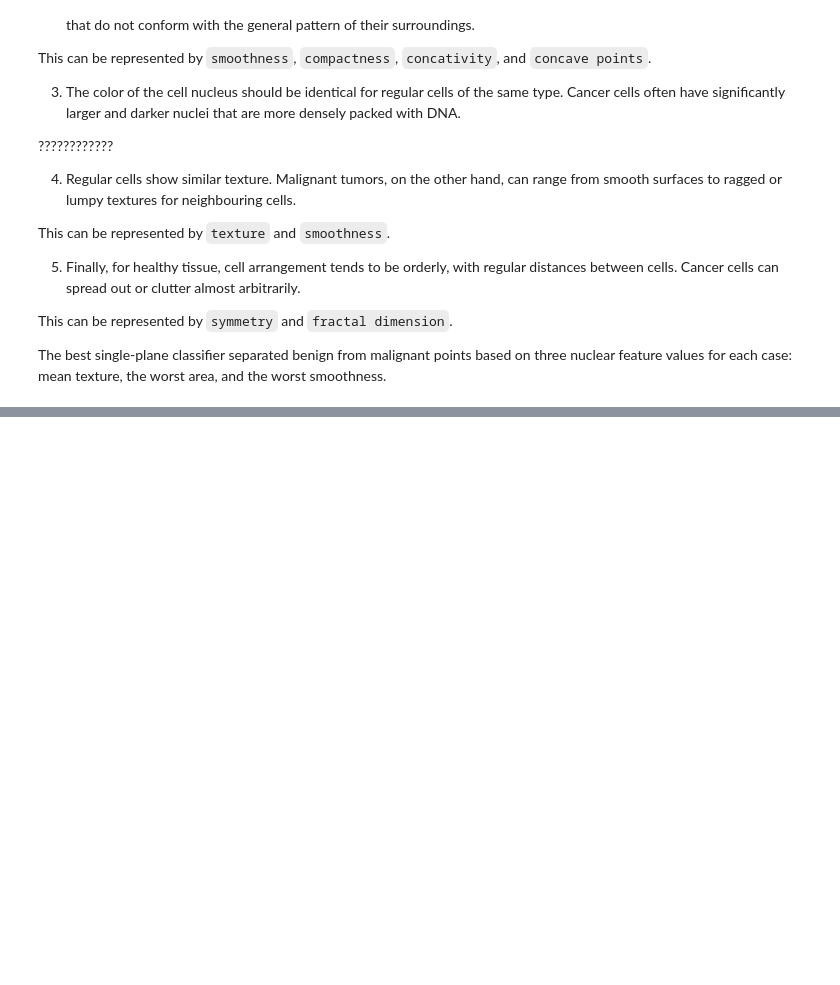
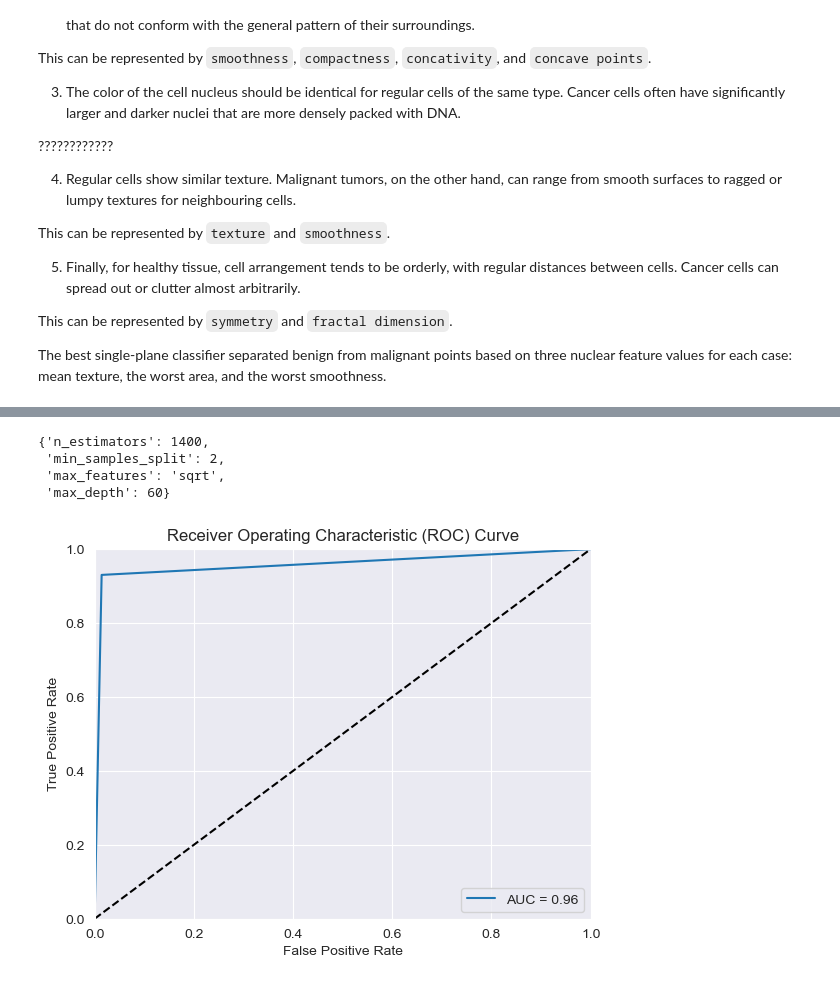
Before and after one commit to lucamodica/design-of-ai-systems--chalmers, a Jupyter notebook: assignments/4-diagnostic-systems/4-diagnostic-systems.ipynb, the cells around one changed output, grey strips where cells are left out. Saved outputs shown, nothing was run; the diff lists cells and outputs as text; code cells hidden in the pictures; blank space fills up the shorter version.

Commit message:
feat & fix: tweak rule based classifier and implement random forest

```diff
--- a/assignments/4-diagnostic-systems/4-diagnostic-systems.ipynb
+++ b/assignments/4-diagnostic-systems/4-diagnostic-systems.ipynb
@@ -197,0 +258,13 @@ weighted avg       0.65      0.38      0.23       569
+# %%
+# hyperparameters chosen using RandomizedSearchCV
+hyperparameters = {
+  "n_estimators": [int(x) for x in np.linspace(start = 200, stop = 2000, num = 10)],
+  "max_depth": [int(x) for x in np.linspace(10, 110, num = 11)],
+  "min_samples_split": [2, 5, 10],
+  "max_features": ['log2', 'sqrt']
+}
+# %%
+X_train, X_test, y_train, y_test = train_test_split(df.drop('malignant', axis=1), df['malignant'], test_size=0.2, random_state=42)
+# %%
+clf = RandomizedSearchCV(RandomForestClassifier(), hyperparameters, n_iter=100, cv=5, random_state=42, n_jobs=-1)
+clf.fit(X_train, y_train)
@@ -197,0 +282,29 @@ weighted avg       0.65      0.38      0.23       569
+# %%
+clf.best_params_
+# %% [output]
+{'n_estimators': 1400,
+ 'min_samples_split': 2,
+ 'max_features': 'sqrt',
+ 'max_depth': 60}
+# %%
+y_pred = clf.predict(X_test)
+# %%
+# Compute the false positive rate, true positive rate, and thresholds
+fpr, tpr, thresholds = roc_curve(y_test, y_pred)
+
+# Compute the area under the ROC curve (AUC)
+auc = roc_auc_score(y_test, y_pred)
+
+# Plot the ROC curve
+plt.figure()
+plt.plot(fpr, tpr, label=f'AUC = {auc:.2f}')
+plt.plot([0, 1], [0, 1], 'k--')  # Random guess line
+plt.xlim([0, 1])
+plt.ylim([0, 1])
+plt.xlabel('False Positive Rate')
+plt.ylabel('True Positive Rate')
+plt.title('Receiver Operating Characteristic (ROC) Curve')
+plt.legend(loc='lower right')
+plt.show()
+# %% [output]
+[figure, added]
```
Also changed, not shown: parts of 17 cells of this notebook.
